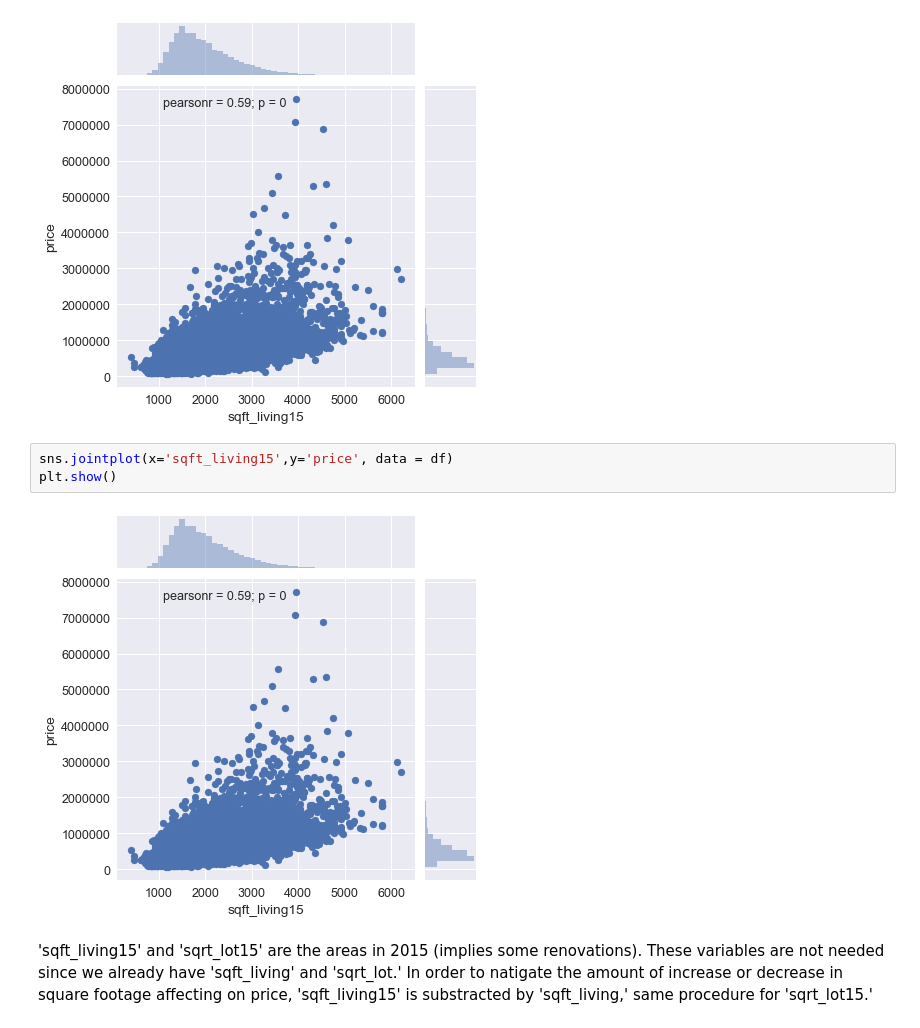
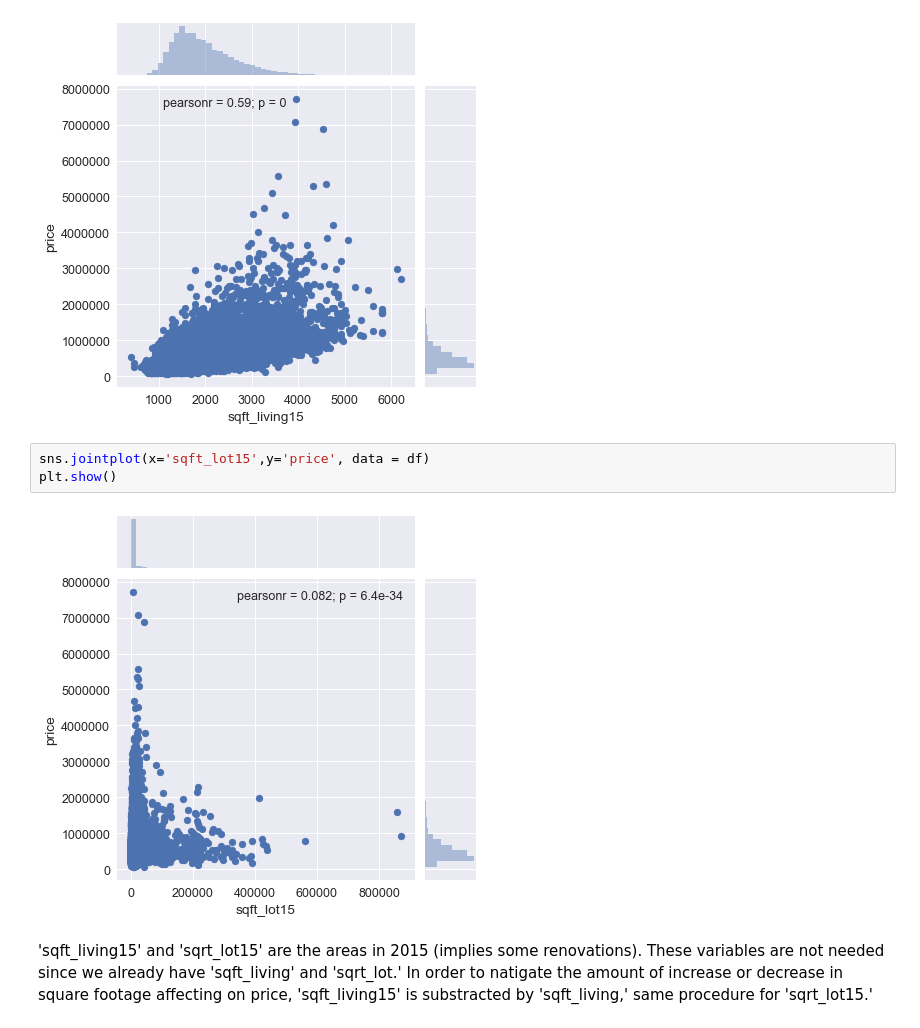
Before and after one commit to larnylopez/STAT-131-Project, a Jupyter notebook: final-checkpoint.ipynb, the cells around one changed output. Saved outputs shown, nothing was run; the diff lists cells and outputs as text.

```diff
--- a/final-checkpoint.ipynb
+++ b/final-checkpoint.ipynb
@@ -289,10 +291,10 @@ sns.jointplot(x="sqft_living15", y="price", data=df)
 <seaborn.axisgrid.JointGrid at 0x...>
 [figure]
 # %%
-sns.jointplot(x='sqft_living15',y='price', data = df)
+sns.jointplot(x='sqft_lot15',y='price', data = df)
 plt.show()
 # %% [output]
-[figure, old version]
+[figure, new version]
 # %% [markdown]
 'sqft_living15' and 'sqrt_lot15' are the areas in 2015 (implies some renovations). These variables are not needed since we already have 'sqft_living' and 'sqrt_lot.' In order to natigate the amount of increase or decrease in square footage affecting on price, 'sqft_living15' is substracted by 'sqft_living,' same procedure for 'sqrt_lot15.'
 # %%
```
Also changed, not shown: parts of 10 cells of this notebook.
